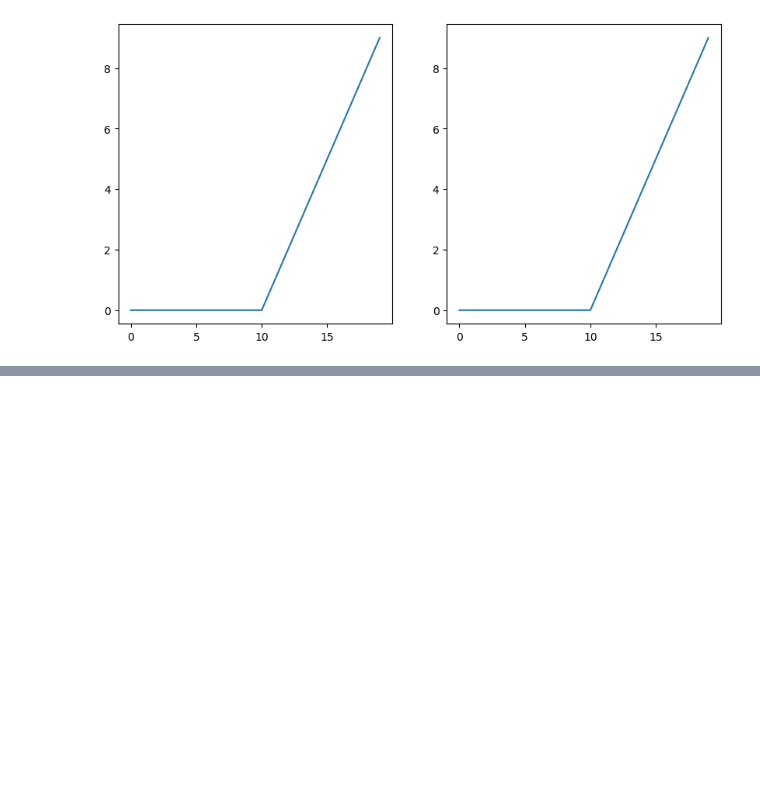
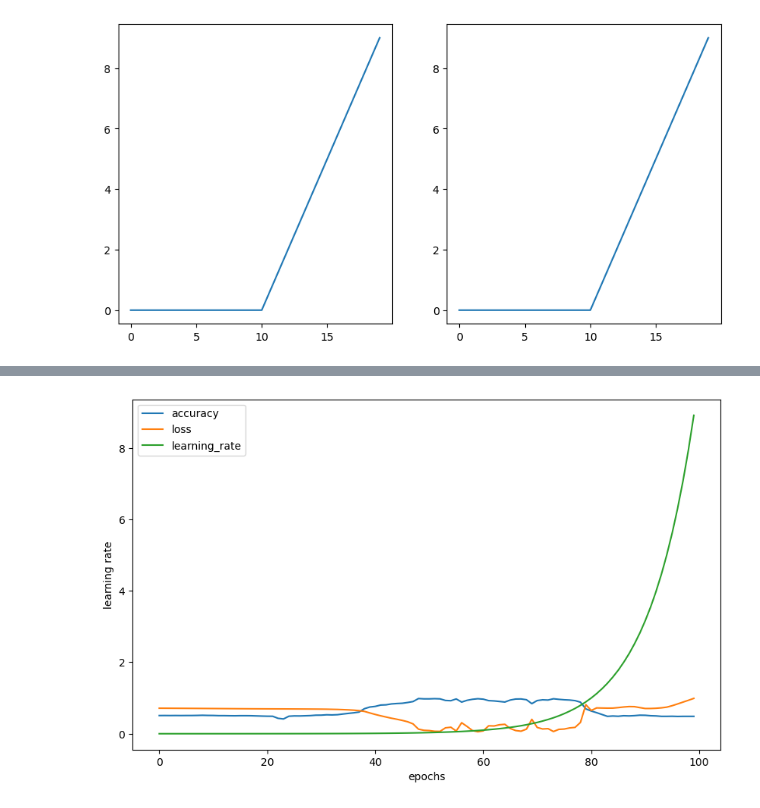
Before and after one commit to alchemistbg/udemy-tensorflow-developer-certificate-bootcamp, a Jupyter notebook: Section-04/Classification_with_tensorflow.ipynb, the cells around one changed output, grey strips where cells are left out. Saved outputs shown, nothing was run; the diff lists cells and outputs as text; code cells hidden in the pictures; blank space fills up the shorter version.

```diff
--- a/Section-04/Classification_with_tensorflow.ipynb
+++ b/Section-04/Classification_with_tensorflow.ipynb
@@ -635,0 +736,24 @@ ax[1].plot(A_relu_tf);
+# %%
+tf.keras.utils.set_random_seed(42)
+
+model_9 = tf.keras.models.Sequential([
+    tf.keras.layers.Dense(units = 4, activation = 'relu'),
+    tf.keras.layers.Dense(units = 4, activation = 'relu'),
+    tf.keras.layers.Dense(units = 1, activation = 'sigmoid'),
+])
+
+model_9.compile(
+    loss = tf.keras.losses.binary_crossentropy,
+    optimizer = tf.keras.optimizers.Adam(learning_rate = 0.01),
+    metrics = ['accuracy']
+)
+
+# Create a callback
+lr_scheduler = tf.keras.callbacks.LearningRateScheduler(lambda epoch: 1e-4 * 10 ** (epoch/20))
+
+history_9 = model_9.fit(
+    x = X_train,
+    y = y_train,
+    epochs = 100,
+    callbacks = [lr_scheduler]
+)
@@ -635,0 +778,6 @@ ax[1].plot(A_relu_tf);
+# %%
+history_9_df = pd.DataFrame(history_9.history)
+# %%
+history_9_df.plot(figsize = (10, 6), xlabel = 'epochs', ylabel = 'learning rate');
+# %% [output]
+[figure, added]
```
Also changed, not shown: parts of 32 cells of this notebook.
